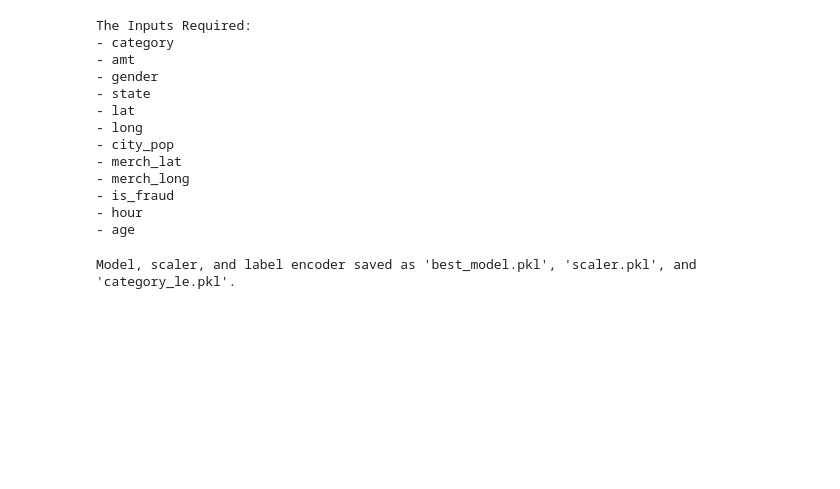
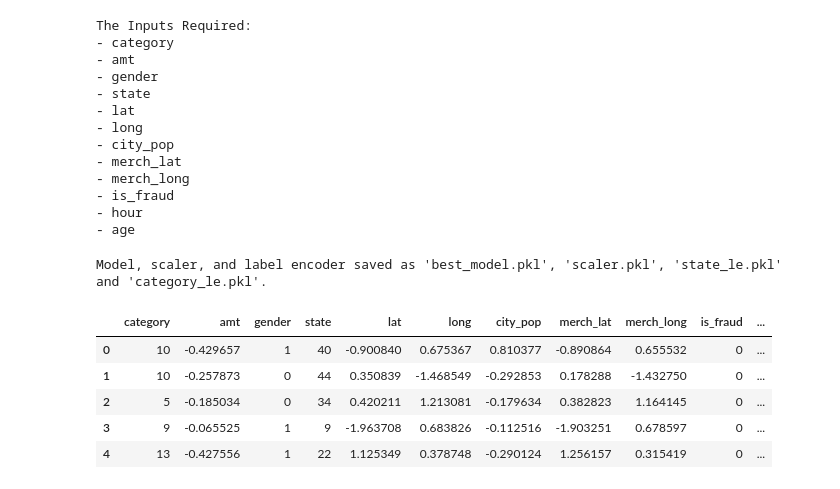
Before and after one commit to Hrisheek18/NoFraud, a Jupyter notebook: training.ipynb, the cells around one changed output. Cells and saved outputs as stored; diff of their text form; code cells hidden in the pictures; blank space fills up the shorter version.

Commit message:
State Encoding

```diff
--- a/training.ipynb
+++ b/training.ipynb
@@ -468,6 +477,18 @@ with open("scaler.pkl", "wb") as f:
 with open("category_le.pkl", "wb") as f:
     pickle.dump(le, f)
 
-print("Model, scaler, and label encoder saved as 'best_model.pkl', 'scaler.pkl', and 'category_le.pkl'.")
+with open("state_le.pkl", "wb") as f:
+    pickle.dump(le, f)
+
+print("Model, scaler, and label encoder saved as 'best_model.pkl', 'scaler.pkl', 'state_le.pkl' and 'category_le.pkl'.")
 # %% [output]
-Model, scaler, and label encoder saved as 'best_model.pkl', 'scaler.pkl', and 'category_le.pkl'.
+Model, scaler, and label encoder saved as 'best_model.pkl', 'scaler.pkl', 'state_le.pkl' and 'category_le.pkl'.
+# %%
+df_test.head()
+# %% [output]
+|  | category | amt | gender | state | lat | long | city_pop | merch_lat | merch_long | is_fraud | ... |
+| 0 | 10 | -0.429657 | 1 | 40 | -0.900840 | 0.675367 | 0.810377 | -0.890864 | 0.655532 | 0 | ... |
+| 1 | 10 | -0.257873 | 0 | 44 | 0.350839 | -1.468549 | -0.292853 | 0.178288 | -1.432750 | 0 | ... |
+| 2 | 5 | -0.185034 | 0 | 34 | 0.420211 | 1.213081 | -0.179634 | 0.382823 | 1.164145 | 0 | ... |
+| 3 | 9 | -0.065525 | 1 | 9 | -1.963708 | 0.683826 | -0.112516 | -1.903251 | 0.678597 | 0 | ... |
+| 4 | 13 | -0.427556 | 1 | 22 | 1.125349 | 0.378748 | -0.290124 | 1.256157 | 0.315419 | 0 | ... |
```
Also changed, not shown: parts of 1 cell of this notebook, 2 other files.
